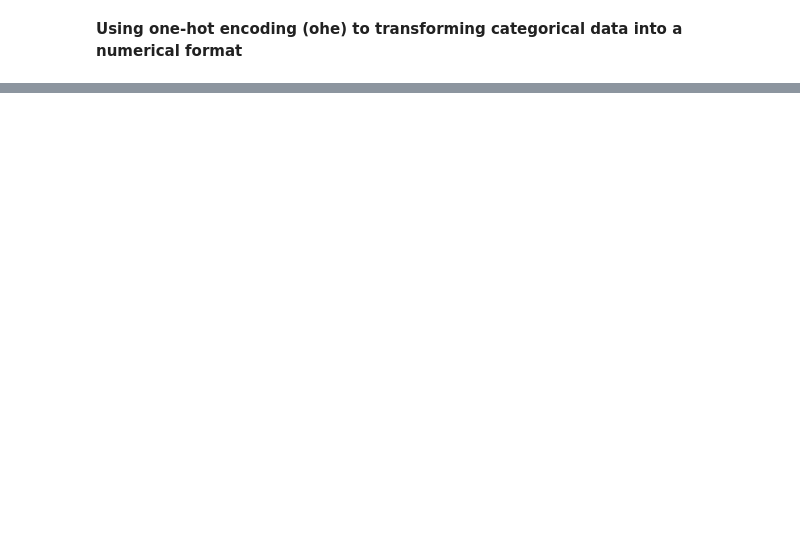
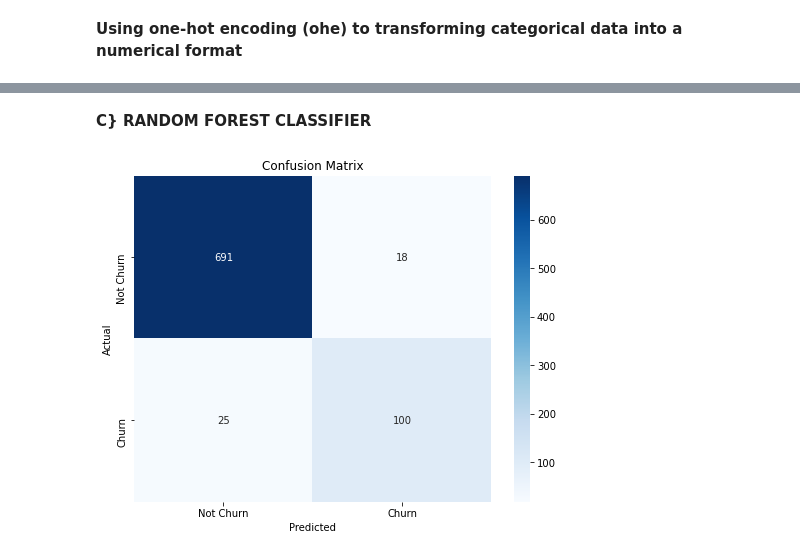
Before and after one commit to Mr-PeterMaina/Phase3-Final-Project, a Jupyter notebook: Customerchurnprediction.ipynb, the cells around one changed output, grey strips where cells are left out. Cells and saved outputs as stored; diff of their text form; code cells hidden in the pictures; blank space fills up the shorter version.

Commit message:
modeling updated

```diff
--- a/Customerchurnprediction.ipynb
+++ b/Customerchurnprediction.ipynb
@@ -467,0 +500,2 @@ data.head()
+# %%
+X_train,X_test,y_train,y_test = train_test_split(X,y, test_size=0.25, random_state=42)
@@ -467,0 +661,8 @@ data.head()
+# %%
+dt_clf = DecisionTreeClassifier(random_state=42)
+
+#Fit on the training data
+dt_clf.fit(X_train_resample,y_train_resample)
+
+#predict on the test set
+y_pred_dt = dt_clf.predict(X_test)
@@ -467,0 +759,24 @@ data.head()
+# %%
+dt2_tuned = DecisionTreeClassifier(criterion='gini',
+                                   max_depth=10,
+                                   min_samples_leaf=1,
+                                   min_samples_split=6)
+
+# Fitting  model
+dt2_tuned.fit(X_train_resample, y_train_resample)
+
+# Making predictions on the test data
+dt2_y_pred = dt2_tuned.predict(X_test)
+
+# Evaluating the model
+dt2_f1_score = f1_score(y_test, dt2_y_pred)
+dt2_acc_score = accuracy_score(y_test, dt2_y_pred)
+dt2_prec_score = precision_score(y_test, dt2_y_pred)
+dt2_rec_score = recall_score(y_test, dt2_y_pred)
+
+# Printing the results
+print("Tuned Decision Tree Classifier")
+print(f"F1 Score : {dt2_f1_score:.4f}")
+print(f"Accuracy Score : {dt2_acc_score:.4f}")
+print(f"Precision Score: {dt2_prec_score:.4f}")
+print(f"Recall Score: {dt2_rec_score:.4f}")
@@ -467,0 +795,14 @@ data.head()
+# %% [markdown]
+**C} RANDOM FOREST CLASSIFIER**
+# %%
+# Create and train the Random Forest model
+rf_clf = RandomForestClassifier(random_state=42)
+#fit on the training data
+rf_clf.fit(x_train_resample, y_train_resample)
+
+# Make predictions on the test data
+y_pred_rf = rf_clf.predict(X_test)
+
+plot_confusion_matrix(y_test, y_pred_rf,  labels=['Not Churn', 'Churn'])
+# %% [output]
+[figure, added]
```
Also changed, not shown: parts of 43 cells of this notebook.
